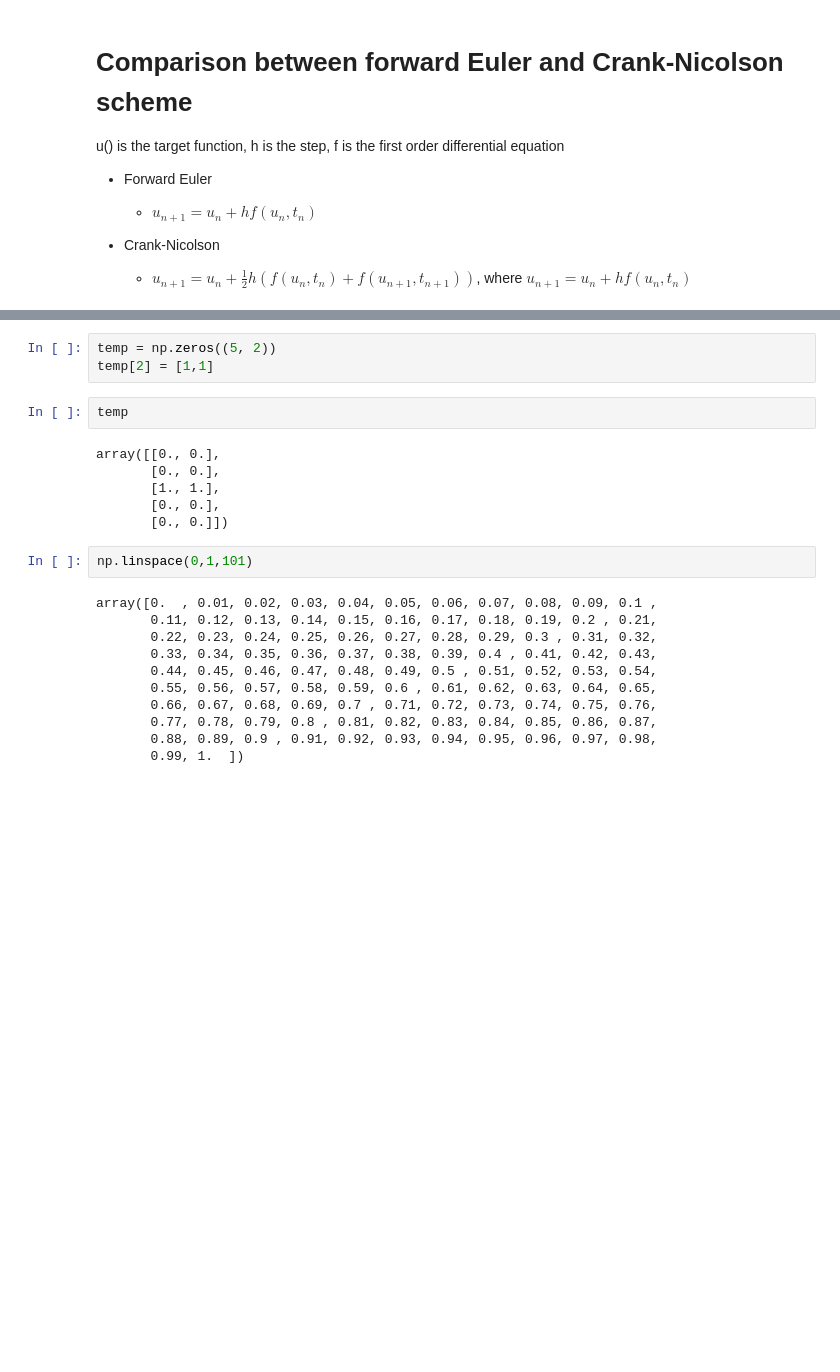
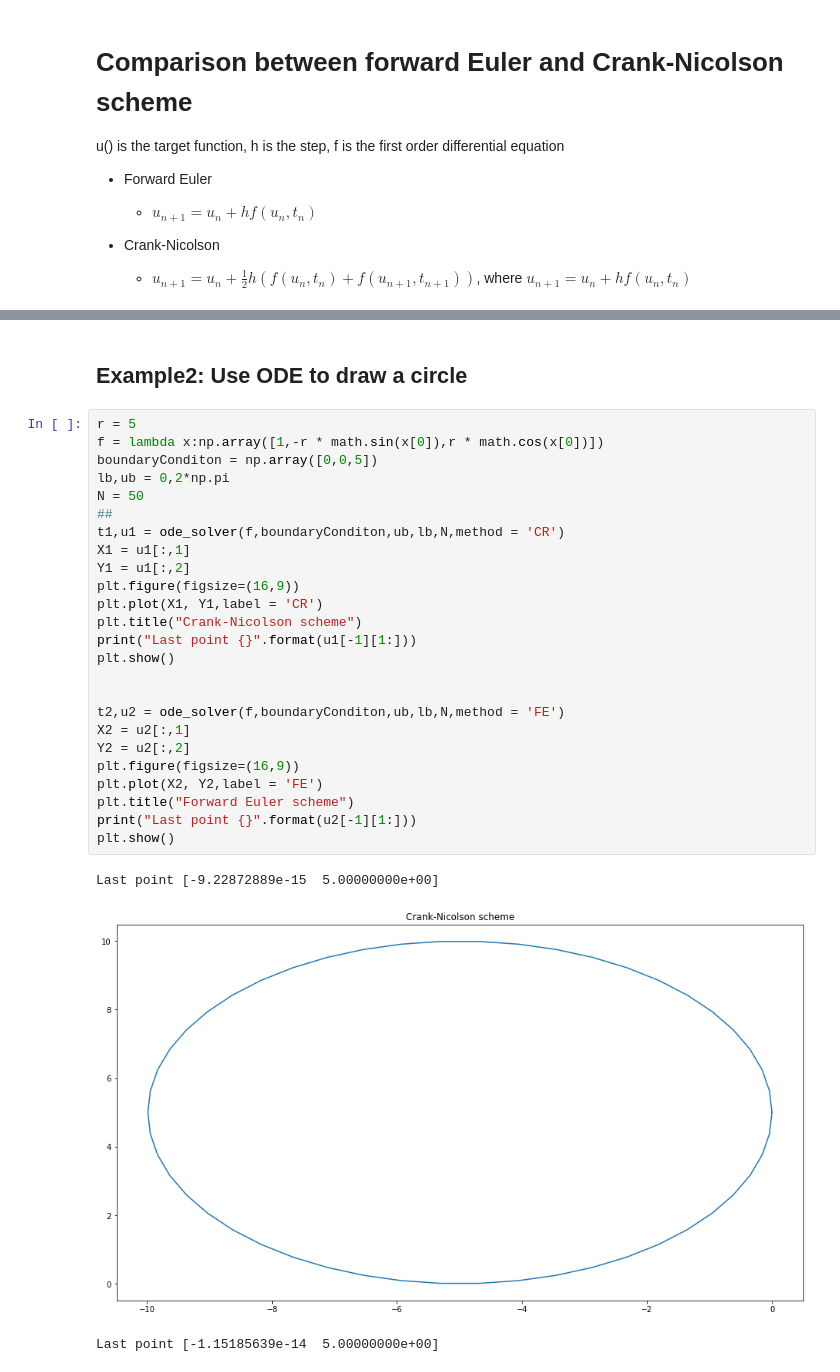
Before and after one commit to RuichengGeng/NumericalMethodFinance, a Jupyter notebook: ODE.ipynb, the cells around one changed output, grey strips where cells are left out. Cells and saved outputs as stored; diff of their text form; blank space fills up the shorter version.

```diff
--- a/ODE.ipynb
+++ b/ODE.ipynb
@@ -246,24 +155,31 @@ Crank-Nicolson Scheme
-# %%
-temp = np.zeros((5, 2))
-temp[2] = [1,1]
-# %%
-temp
-# %% [output]
-array([[0., 0.],
-       [0., 0.],
-       [1., 1.],
-       [0., 0.],
-       [0., 0.]])
-# %%
-np.linspace(0,1,101)
-# %% [output]
-array([0.  , 0.01, 0.02, 0.03, 0.04, 0.05, 0.06, 0.07, 0.08, 0.09, 0.1 ,
-       0.11, 0.12, 0.13, 0.14, 0.15, 0.16, 0.17, 0.18, 0.19, 0.2 , 0.21,
-       0.22, 0.23, 0.24, 0.25, 0.26, 0.27, 0.28, 0.29, 0.3 , 0.31, 0.32,
-       0.33, 0.34, 0.35, 0.36, 0.37, 0.38, 0.39, 0.4 , 0.41, 0.42, 0.43,
-       0.44, 0.45, 0.46, 0.47, 0.48, 0.49, 0.5 , 0.51, 0.52, 0.53, 0.54,
-       0.55, 0.56, 0.57, 0.58, 0.59, 0.6 , 0.61, 0.62, 0.63, 0.64, 0.65,
-       0.66, 0.67, 0.68, 0.69, 0.7 , 0.71, 0.72, 0.73, 0.74, 0.75, 0.76,
-       0.77, 0.78, 0.79, 0.8 , 0.81, 0.82, 0.83, 0.84, 0.85, 0.86, 0.87,
-       0.88, 0.89, 0.9 , 0.91, 0.92, 0.93, 0.94, 0.95, 0.96, 0.97, 0.98,
-       0.99, 1.  ])
+# %% [markdown]
+## Example2: Use ODE to draw a circle
+# %%
+r = 5
+f = lambda x:np.array([1,-r * math.sin(x[0]),r * math.cos(x[0])])
+boundaryConditon = np.array([0,0,5])
+lb,ub = 0,2*np.pi
+N = 50
+##
+t1,u1 = ode_solver(f,boundaryConditon,ub,lb,N,method = 'CR')
+X1 = u1[:,1]
+Y1 = u1[:,2]
+plt.figure(figsize=(16,9))
+plt.plot(X1, Y1,label = 'CR')
+plt.title("Crank-Nicolson scheme")
+print("Last point {}".format(u1[-1][1:]))
+plt.show()
+
+
+t2,u2 = ode_solver(f,boundaryConditon,ub,lb,N,method = 'FE')
+X2 = u2[:,1]
+Y2 = u2[:,2]
+plt.figure(figsize=(16,9))
+plt.plot(X2, Y2,label = 'FE')
+plt.title("Forward Euler scheme")
+print("Last point {}".format(u2[-1][1:]))
+plt.show()
+# %% [output]
+Last point [-9.22872889e-15  5.00000000e+00]
+[figure, added]
+Last point [-1.15185639e-14  5.00000000e+00]
```
Also changed, not shown: parts of 9 cells of this notebook.
